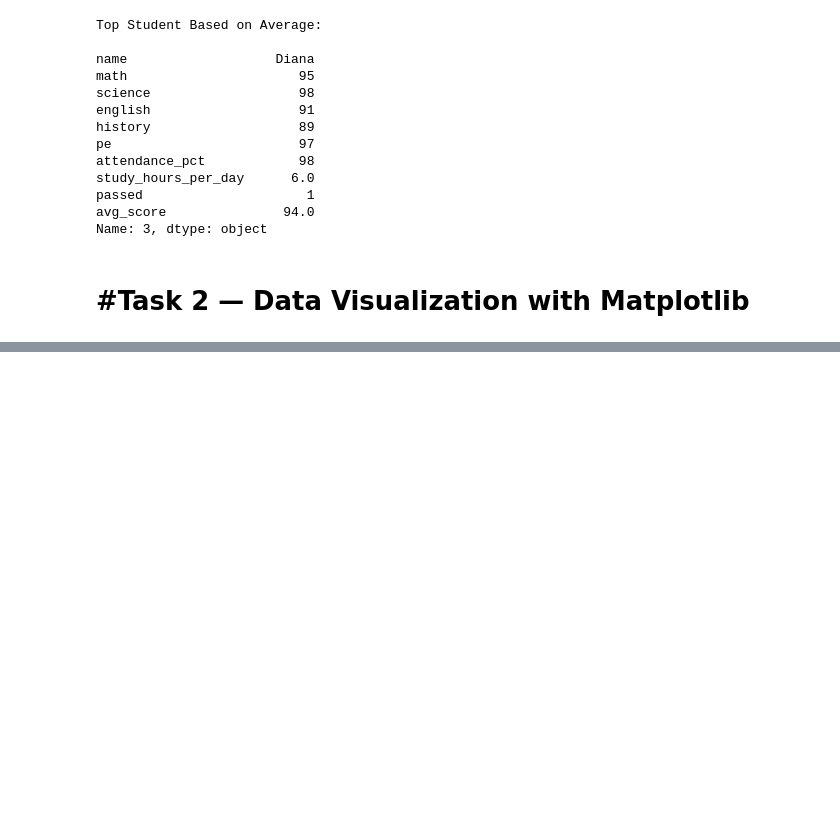
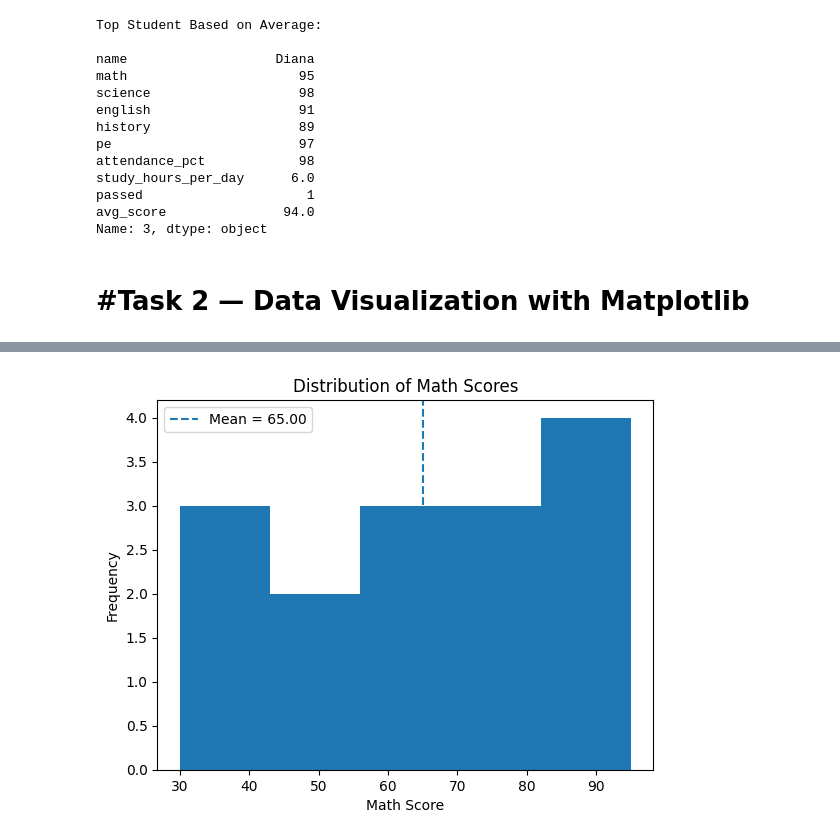
Before and after one commit to ShreyasRP94/assignment-03-Part4-bitsom_ba_2511032, a Jupyter notebook: python-assignment-part4/part4_visualization_ml.ipynb, the cells around one changed output, grey strips where cells are left out. Drawn from its saved outputs; the diff is of its cells as text; code cells hidden in the pictures; blank space fills up the shorter version.

```diff
--- a/python-assignment-part4/part4_visualization_ml.ipynb
+++ b/python-assignment-part4/part4_visualization_ml.ipynb
@@ -147,0 +169,20 @@ Name: 3, dtype: object
+# %%
+# Histogram of math scores with mean line
+
+math_scores = df['math']
+mean_math = math_scores.mean()
+
+plt.figure()
+plt.hist(math_scores, bins=5)
+
+plt.axvline(mean_math, linestyle='--', label=f"Mean = {mean_math:.2f}")
+
+plt.title("Distribution of Math Scores")
+plt.xlabel("Math Score")
+plt.ylabel("Frequency")
+plt.legend()
+
+plt.savefig("plot2_histogram.png")
+plt.show()
+# %% [output]
+[figure, added]
```
Also changed, not shown: parts of 7 cells of this notebook, 5 other files.
